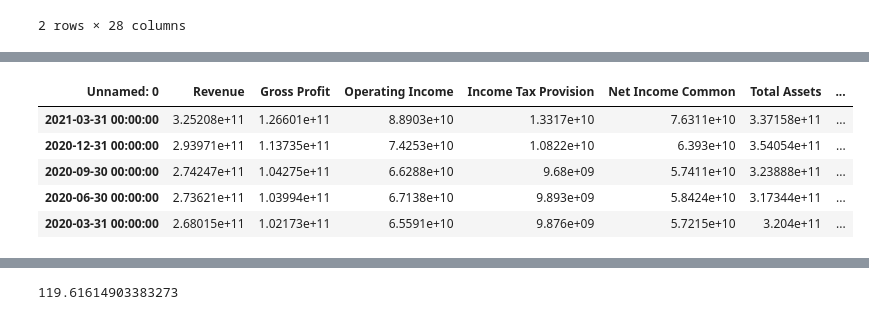
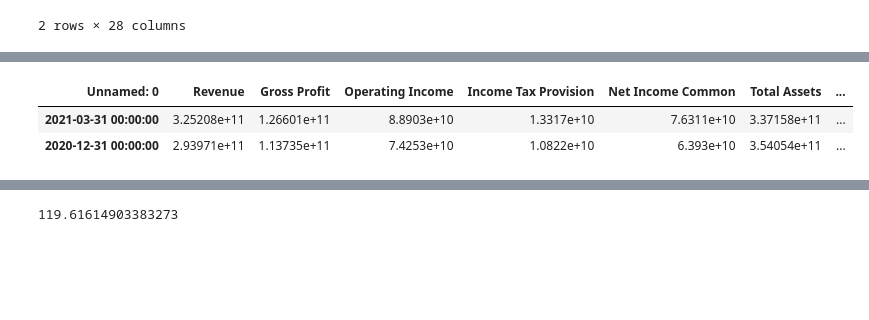
Before and after one commit to sfreagin/SEC_testing, a Jupyter notebook: growth_calcs.ipynb, the cells around one changed output, grey strips where cells are left out. Drawn from its saved outputs; the diff is of its cells as text; code cells hidden in the pictures; blank space fills up the shorter version.

```diff
--- a/growth_calcs.ipynb
+++ b/growth_calcs.ipynb
@@ -45,5 +29,20 @@ aapl_cfl_df.head(2)
 # %%
+# these are the columns we're interested in
 inc_columns = ['Revenue','Gross Profit','Operating Income','Income Tax Provision', 'Net Income Common']
 bal_columns = ['Total Assets','Total current assets','Total liabilities','Total current liabilities',
                'Shareholders Equity (Total)','Shares (Common)']
 cfl_columns = ['Dividends Paid (Common)','Capital expenditures','Operating Cash Flow','Equity Repurchase (Common, Net)']
+
+# this will apply only the columns above to each of our financial statement DataFrames
+aapl_inc_df = aapl_inc_df[inc_columns]
+aapl_bal_df = aapl_bal_df[bal_columns]
+aapl_cfl_df = aapl_cfl_df[cfl_columns]
+
+# this will combine or concatenate our three DataFrames into one
+aapl_df = pd.concat([aapl_inc_df,aapl_bal_df,aapl_cfl_df], axis=1)
+
+aapl_df.head(2)
+# %% [output]
+| Unnamed: 0 | Revenue | Gross Profit | Operating Income | Income Tax Provision | Net Income Common | Total Assets | ... |
+| 2021-03-31 00:00:00 | 3.25208e+11 | 1.26601e+11 | 8.8903e+10 | 1.3317e+10 | 7.6311e+10 | 3.37158e+11 | ... |
+| 2020-12-31 00:00:00 | 2.93971e+11 | 1.13735e+11 | 7.4253e+10 | 1.0822e+10 | 6.393e+10 | 3.54054e+11 | ... |
@@ -56,9 +48,0 @@ aapl_df = pd.concat([aapl_inc_df,aapl_bal_df,aapl_cfl_df], axis=1)
-# %%
-aapl_df.head()
-# %% [output]
-| Unnamed: 0 | Revenue | Gross Profit | Operating Income | Income Tax Provision | Net Income Common | Total Assets | ... |
-| 2021-03-31 00:00:00 | 3.25208e+11 | 1.26601e+11 | 8.8903e+10 | 1.3317e+10 | 7.6311e+10 | 3.37158e+11 | ... |
-| 2020-12-31 00:00:00 | 2.93971e+11 | 1.13735e+11 | 7.4253e+10 | 1.0822e+10 | 6.393e+10 | 3.54054e+11 | ... |
-| 2020-09-30 00:00:00 | 2.74247e+11 | 1.04275e+11 | 6.6288e+10 | 9.68e+09 | 5.7411e+10 | 3.23888e+11 | ... |
-| 2020-06-30 00:00:00 | 2.73621e+11 | 1.03994e+11 | 6.7138e+10 | 9.893e+09 | 5.8424e+10 | 3.17344e+11 | ... |
-| 2020-03-31 00:00:00 | 2.68015e+11 | 1.02173e+11 | 6.5591e+10 | 9.876e+09 | 5.7215e+10 | 3.204e+11 | ... |
```
Also changed, not shown: parts of 24 cells of this notebook.
